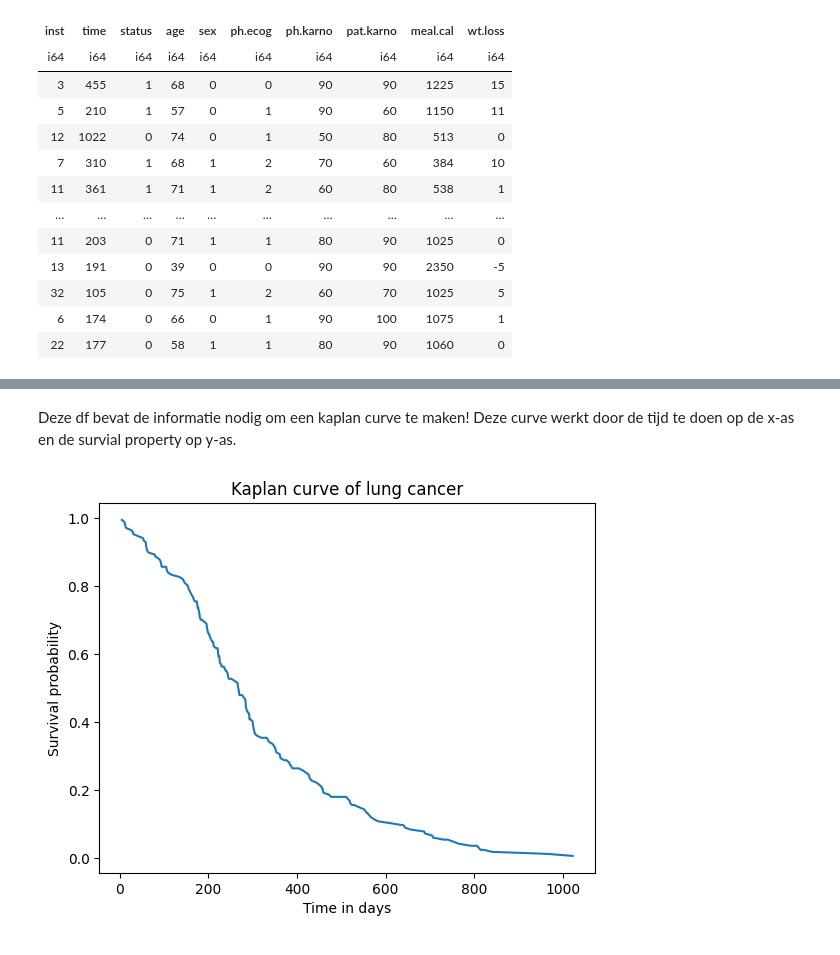
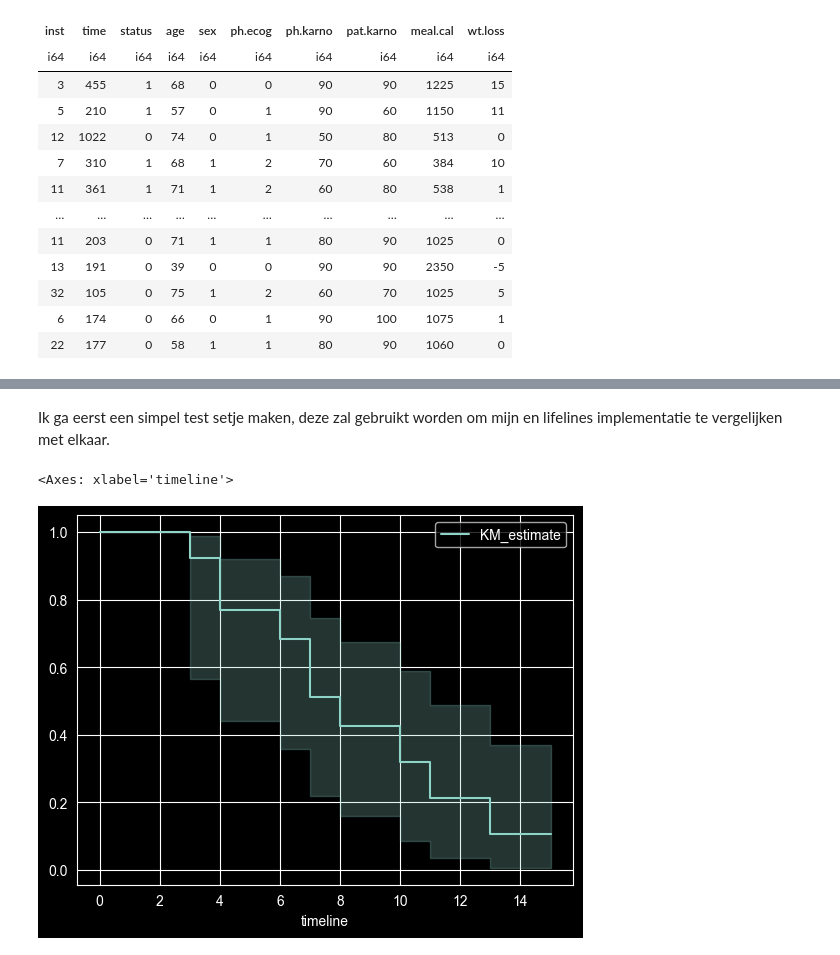
Before and after one commit to RamonReilman/cox_proportional_hazard, a Jupyter notebook: cox_proportional_hazard.ipynb, the cells around one changed output, grey strips where cells are left out. Drawn from its saved outputs; the diff is of its cells as text; code cells hidden in the pictures.

Commit message:
Implements correct kaplan meire curve

```diff
--- a/cox_proportional_hazard.ipynb
+++ b/cox_proportional_hazard.ipynb
@@ -114,10 +85,0 @@ df_kaplan = df_kaplan.with_columns(
-# %% [markdown]
-Deze df bevat de informatie nodig om een kaplan curve te maken! Deze curve werkt door de tijd te doen op de x-as en de survial property op y-as.
-# %%
-sns.lineplot(df_kaplan, x = "time", y = "survival")
-plt.title("Kaplan curve of lung cancer")
-plt.xlabel("Time in days")
-plt.ylabel("Survival probability")
-plt.show();
-# %% [output]
-[figure, removed]
@@ -123,0 +88,12 @@ plt.show();
+# %% [markdown]
+Ik ga eerst een simpel test setje maken, deze zal gebruikt worden om mijn en lifelines implementatie te vergelijken met elkaar.
+# %%
+T = [3,4,4,4,6,7,7,8,9,10,11,13,15]
+E = [1,1,1,0,1,1,1,1,0,1,1,1,0]
+
+kmf = KaplanMeierFitter()
+kmf.fit(T, event_observed = E)
+kmf.plot_survival_function()
+# %% [output]
+<Axes: xlabel='timeline'>
+[figure, added]
```
Also changed, not shown: parts of 20 cells of this notebook, 2 other files.
